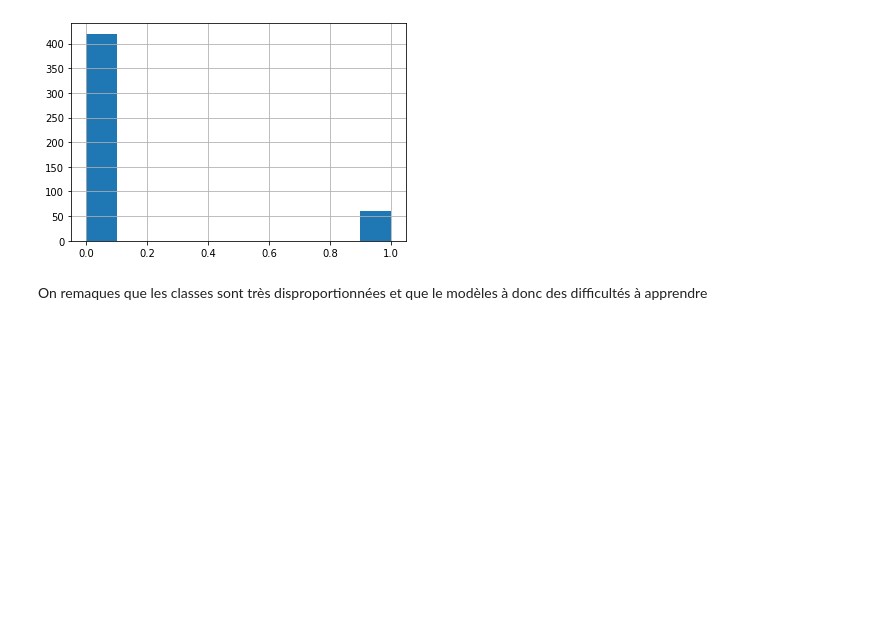
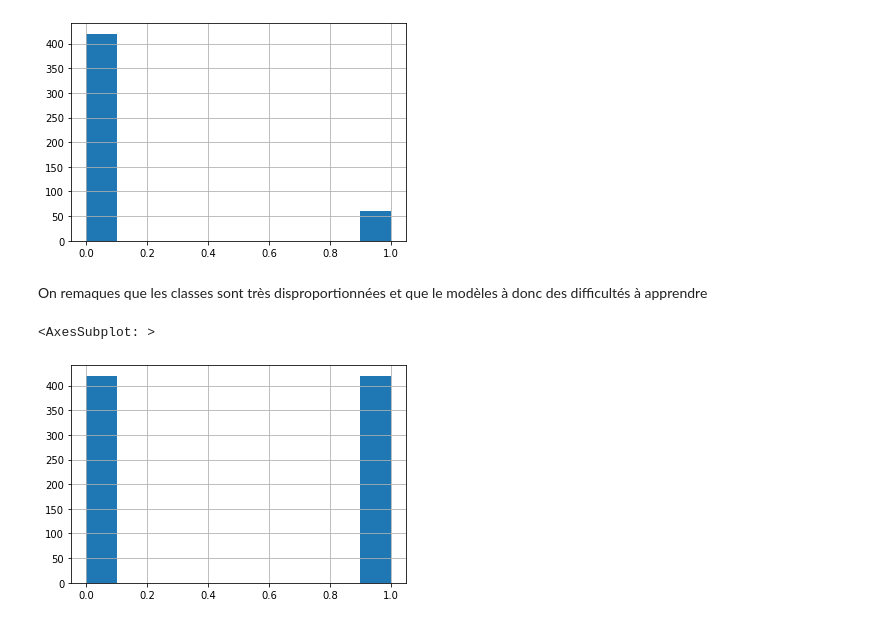
Before and after one commit to MaximMangematinM/poc_concensiousness, a Jupyter notebook: awake.ipynb, the cells around one changed output. Cells and saved outputs as stored; diff of their text form; code cells hidden in the pictures; blank space fills up the shorter version.

Commit message:
add smote

```diff
--- a/awake.ipynb
+++ b/awake.ipynb
@@ -233,3 +243,12 @@ y.hist()
 [figure]
 # %% [markdown]
 On remaques que les classes sont très disproportionnées et que le modèles à donc des difficultés à apprendre
+# %%
+from imblearn.over_sampling import SMOTE
+
+sm = SMOTE()
+X_smote, y_smote = sm.fit_resample(X2, y)
+y_smote.hist()
+# %% [output]
+<AxesSubplot: >
+[figure, added]
```
Also changed, not shown: parts of 9 cells of this notebook.
